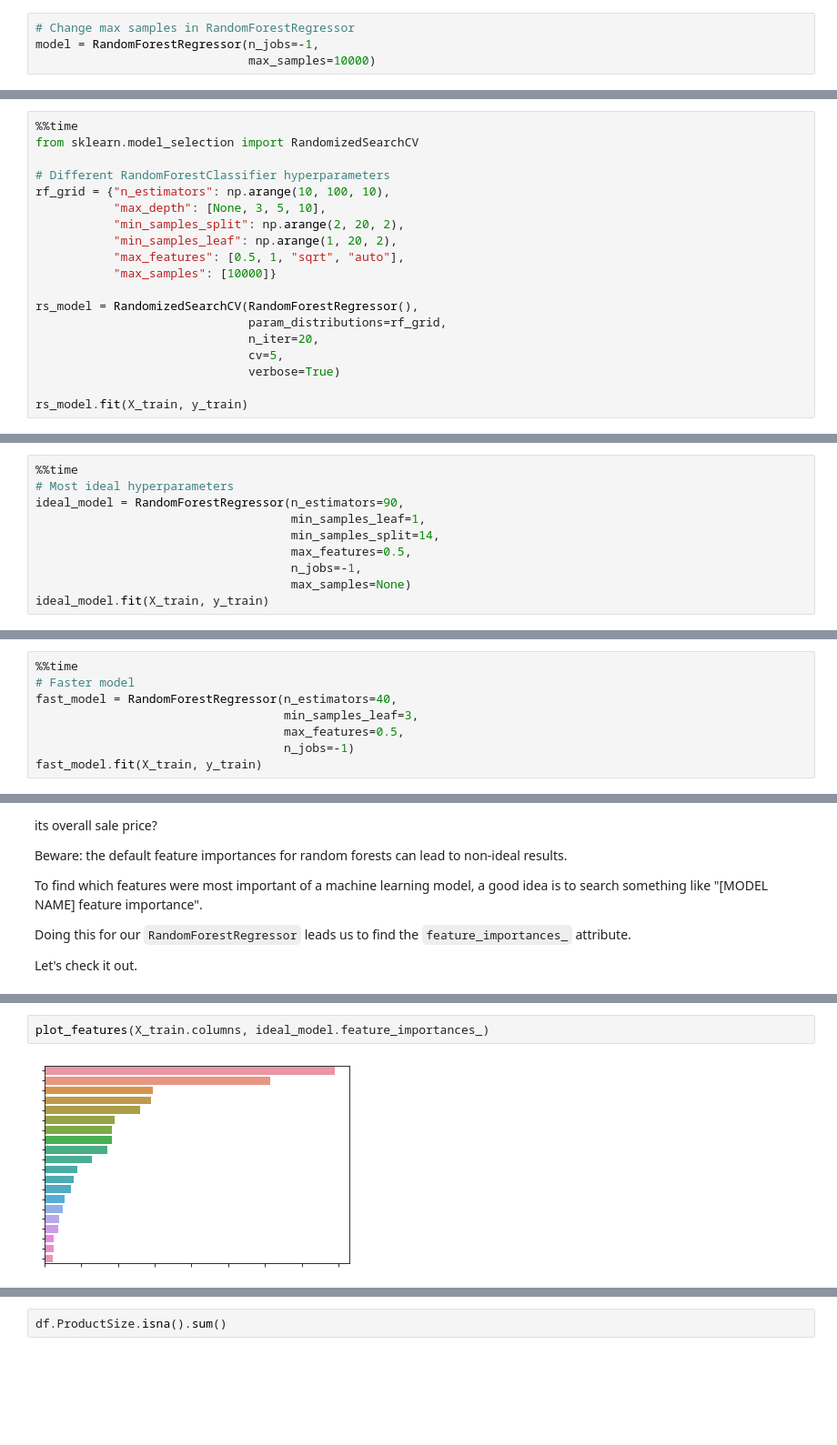
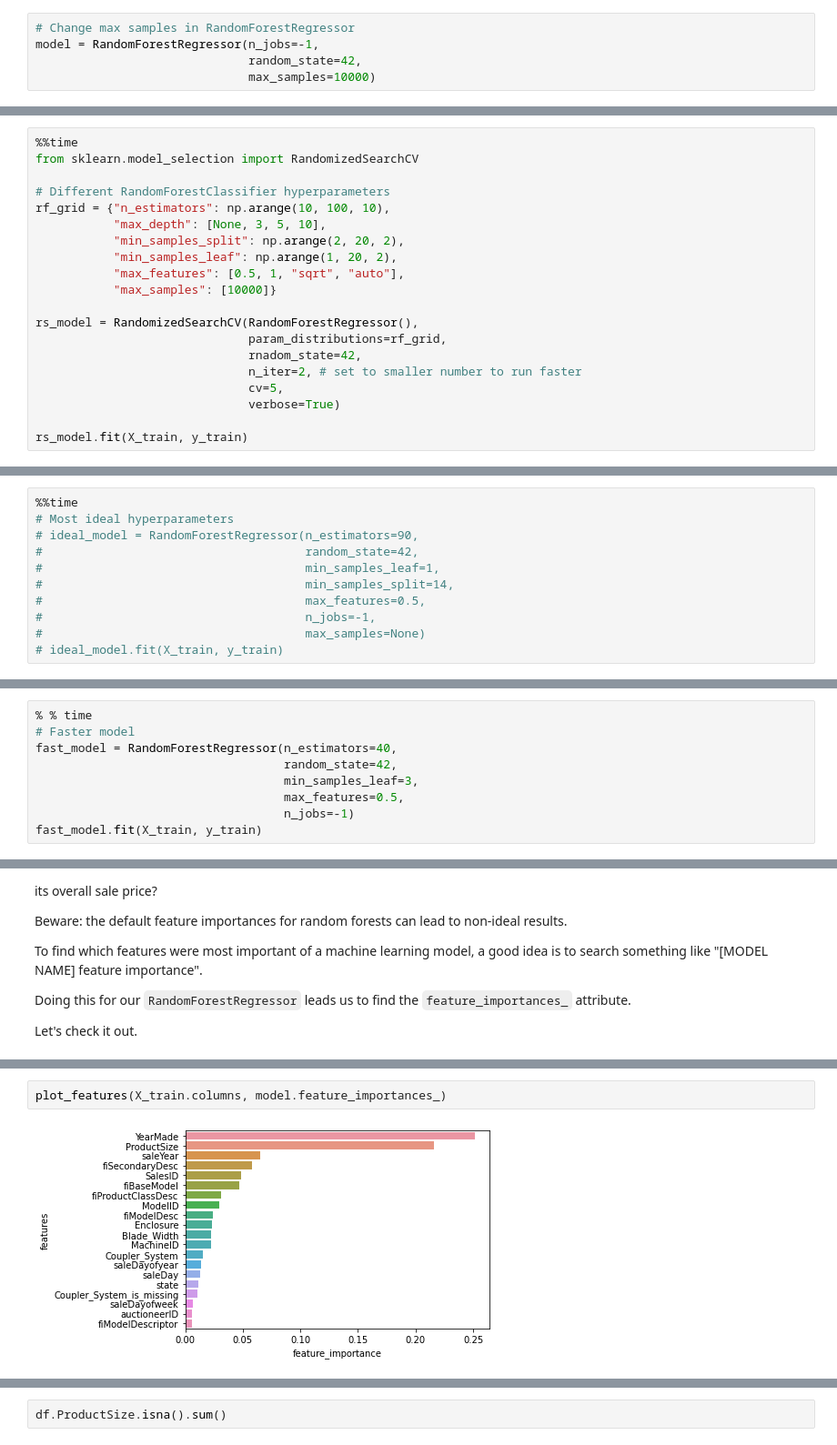
Before and after one commit to mo-amininasab/DS-ZTM, a Jupyter notebook: 03-bluebook-bulldozer-price/end-to-end-bluebook-bulldozer-price-regression.ipynb, the cells around one changed output, grey strips where cells are left out. Shown at 91% size. Drawn from its saved outputs; the diff is of its cells as text; blank space fills up the shorter version.

```diff
--- a/03-bluebook-bulldozer-price/end-to-end-bluebook-bulldozer-price-regression.ipynb
+++ b/03-bluebook-bulldozer-price/end-to-end-bluebook-bulldozer-price-regression.ipynb
@@ -841,6 +838,7 @@ Let's alter the number of samples each `n_estimator` in the [`RandomForestRegres
 # %%
 # Change max samples in RandomForestRegressor
 model = RandomForestRegressor(n_jobs=-1,
+                              random_state=42,
                               max_samples=10000)
 # %% [markdown]
 Setting `max_samples` to 10000 means every `n_estimator` (default 100) in our `RandomForestRegressor` will only see 10000 random samples from our DataFrame instead of the entire 400,000.
@@ -893,7 +884,8 @@ rf_grid = {"n_estimators": np.arange(10, 100, 10),
 
 rs_model = RandomizedSearchCV(RandomForestRegressor(),
                               param_distributions=rf_grid,
-                              n_iter=20,
+                              rnadom_state=42,
+                              n_iter=2, # set to smaller number to run faster
                               cv=5,
                               verbose=True)
 
@@ -952,13 +933,14 @@ We'll instantiate a new model with these discovered hyperparameters and reset th
 # %%
 %%time
 # Most ideal hyperparameters
-ideal_model = RandomForestRegressor(n_estimators=90,
-                                    min_samples_leaf=1,
-                                    min_samples_split=14,
-                                    max_features=0.5,
-                                    n_jobs=-1,
-                                    max_samples=None)
-ideal_model.fit(X_train, y_train)
+# ideal_model = RandomForestRegressor(n_estimators=90,
+#                                     random_state=42,
+#                                     min_samples_leaf=1,
+#                                     min_samples_split=14,
+#                                     max_features=0.5,
+#                                     n_jobs=-1,
+#                                     max_samples=None)
+# ideal_model.fit(X_train, y_train)
 # %% [output]
 CPU times: user 11min 45s, sys: 5.53 s, total: 11min 50s
 Wall time: 54 s
@@ -985,9 +967,10 @@ You can make a faster model by altering some of the hyperparameters. Particularl
 
 However, lowering of `n_estimators` or altering of other hyperparameters may lead to poorer results.
 # %%
-%%time
+% % time
 # Faster model
 fast_model = RandomForestRegressor(n_estimators=40,
+                                   random_state=42,
                                    min_samples_leaf=3,
                                    max_features=0.5,
                                    n_jobs=-1)
@@ -1224,5 +1201,5 @@ def plot_features(columns, importances, n=20):
 # %%
-plot_features(X_train.columns, ideal_model.feature_importances_)
+plot_features(X_train.columns, model.feature_importances_)
 # %% [output]
-[figure, old version]
+[figure, new version]
 # %%
```
Also changed, not shown: parts of 48 cells of this notebook.
